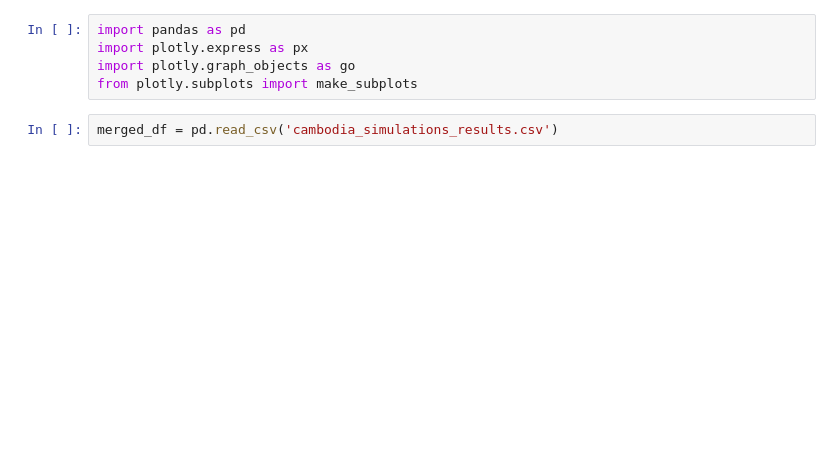
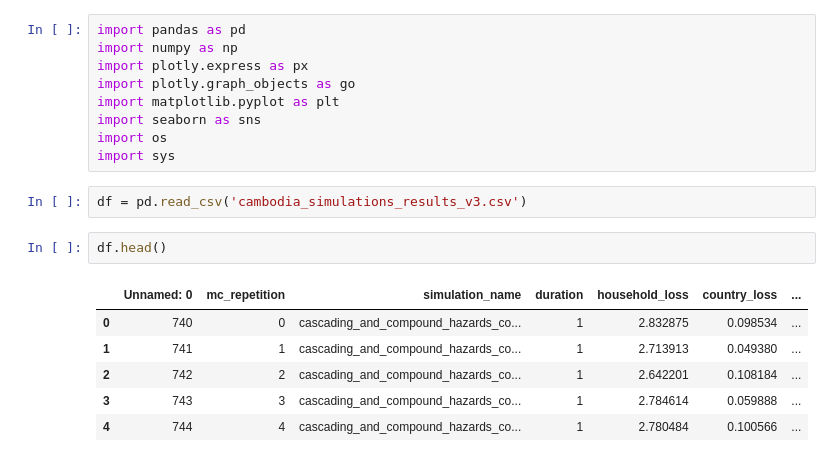
Before and after one commit to ccolon/disrupt-sc, a Jupyter notebook: analysis/plot-results.ipynb, the cells around one changed output. Saved outputs shown, nothing was run; the diff lists cells and outputs as text; blank space fills up the shorter version.

```diff
--- a/analysis/plot-results.ipynb
+++ b/analysis/plot-results.ipynb
@@ -1,7 +1,20 @@
 # %%
 import pandas as pd
+import numpy as np
 import plotly.express as px
 import plotly.graph_objects as go
-from plotly.subplots import make_subplots
+import matplotlib.pyplot as plt
+import seaborn as sns
+import os
+import sys
-# %%
-merged_df = pd.read_csv('cambodia_simulations_results.csv')
+# %%
+df = pd.read_csv('cambodia_simulations_results_v3.csv')
+# %%
+df.head()
+# %% [output]
+|  | Unnamed: 0 | mc_repetition | simulation_name | duration | household_loss | country_loss | ... |
+| 0 | 740 | 0 | cascading_and_compound_hazards_co... | 1 | 2.832875 | 0.098534 | ... |
+| 1 | 741 | 1 | cascading_and_compound_hazards_co... | 1 | 2.713913 | 0.049380 | ... |
+| 2 | 742 | 2 | cascading_and_compound_hazards_co... | 1 | 2.642201 | 0.108184 | ... |
+| 3 | 743 | 3 | cascading_and_compound_hazards_co... | 1 | 2.784614 | 0.059888 | ... |
+| 4 | 744 | 4 | cascading_and_compound_hazards_co... | 1 | 2.780484 | 0.100566 | ... |
```
Also changed, not shown: parts of 29 cells of this notebook, 9 other files.
